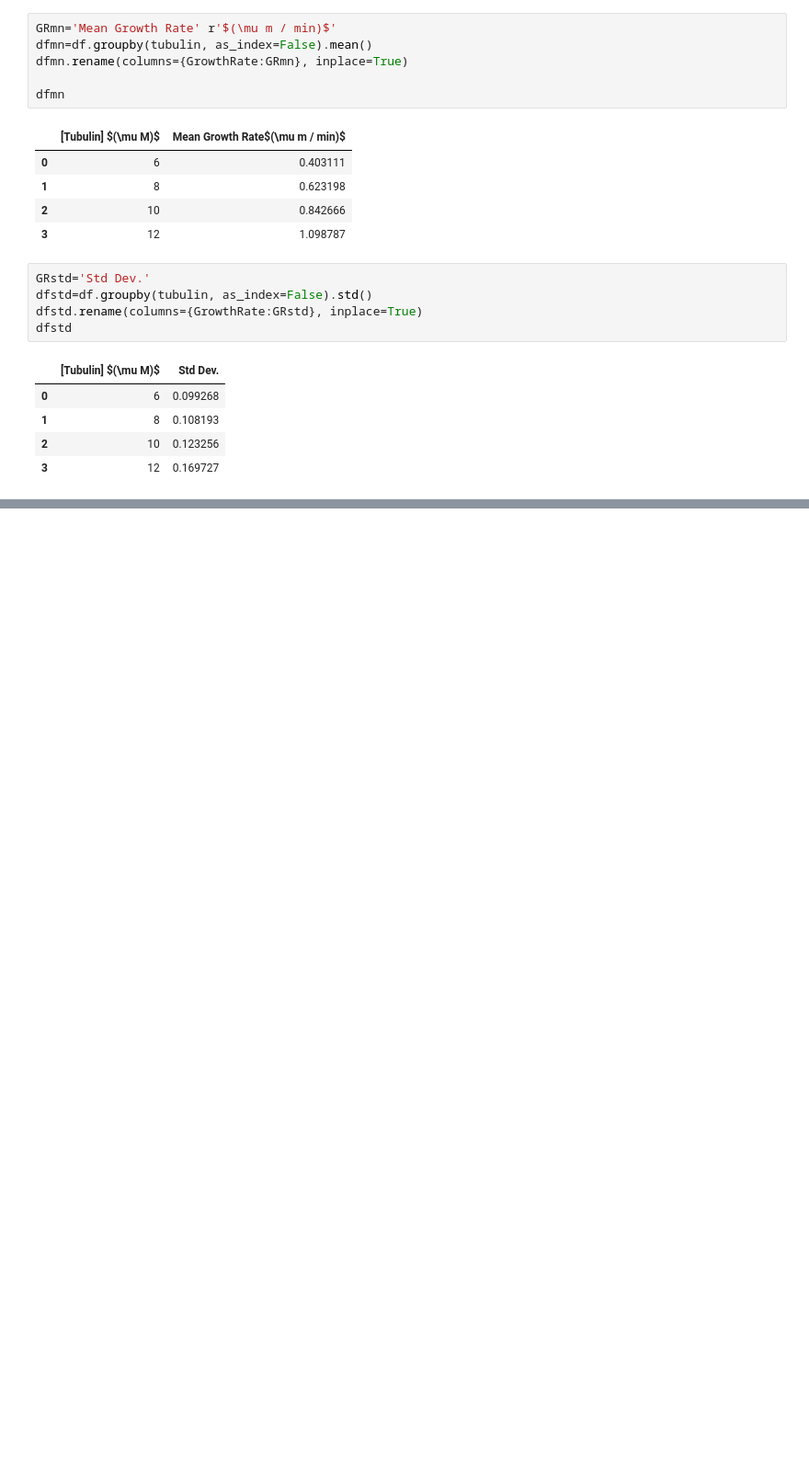
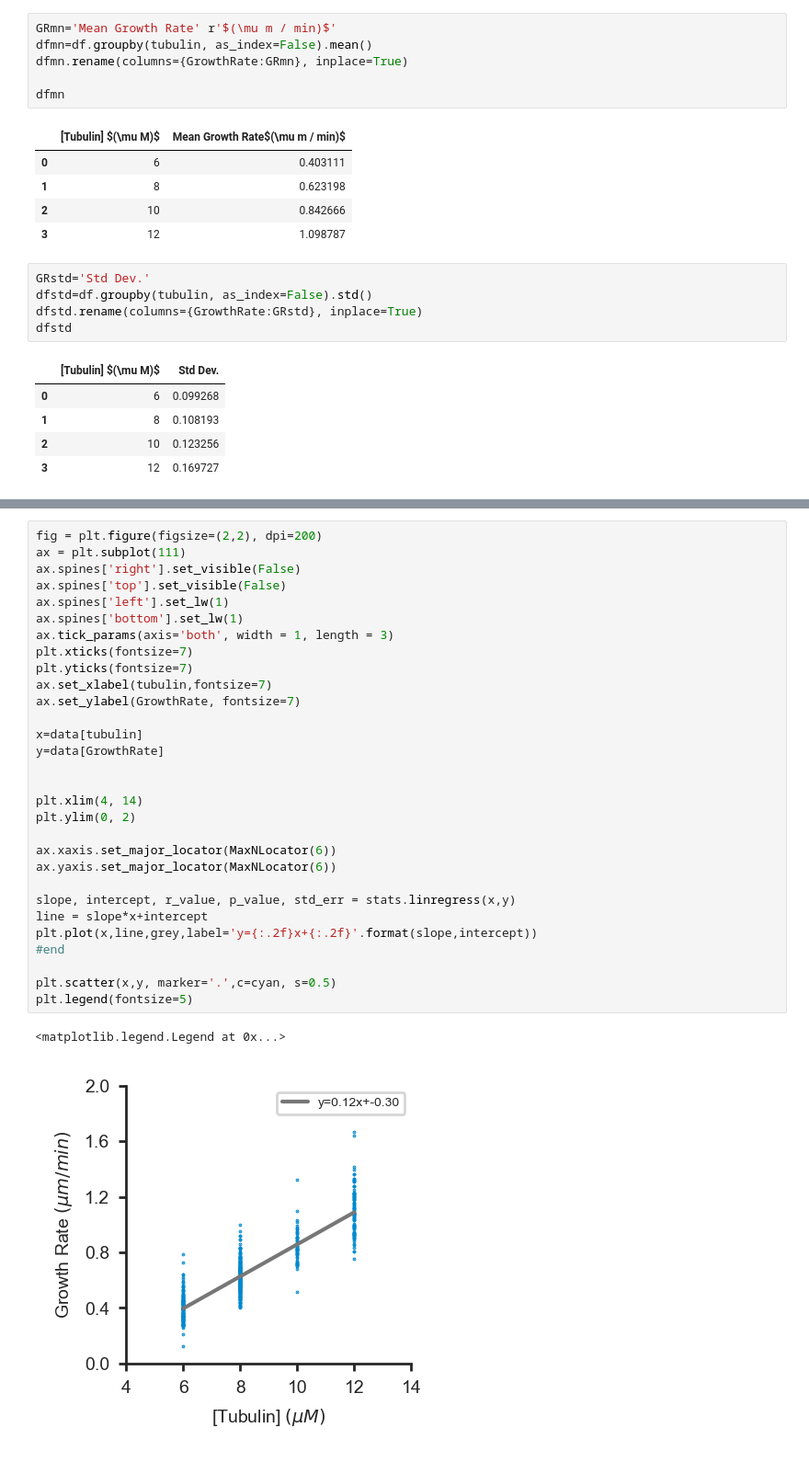
Before and after one commit to brouhardlab/brouhardlab-scripts, a Jupyter notebook: notebooks/Brandi/Plotting_dynamics.ipynb, the cells around one changed output, grey strips where cells are left out. Shown at 92% size. Cells and saved outputs as stored; diff of their text form; blank space fills up the shorter version.

```diff
--- a/notebooks/Brandi/Plotting_dynamics.ipynb
+++ b/notebooks/Brandi/Plotting_dynamics.ipynb
@@ -148,0 +158,33 @@ dferr
+# %%
+fig = plt.figure(figsize=(2,2), dpi=200)
+ax = plt.subplot(111)
+ax.spines['right'].set_visible(False)
+ax.spines['top'].set_visible(False)
+ax.spines['left'].set_lw(1)
+ax.spines['bottom'].set_lw(1)
+ax.tick_params(axis='both', width = 1, length = 3)
+plt.xticks(fontsize=7)
+plt.yticks(fontsize=7)
+ax.set_xlabel(tubulin,fontsize=7)
+ax.set_ylabel(GrowthRate, fontsize=7)
+
+x=data[tubulin]
+y=data[GrowthRate]
+
+
+plt.xlim(4, 14)
+plt.ylim(0, 2)
+
+ax.xaxis.set_major_locator(MaxNLocator(6))
+ax.yaxis.set_major_locator(MaxNLocator(6))
+
+slope, intercept, r_value, p_value, std_err = stats.linregress(x,y)
+line = slope*x+intercept
+plt.plot(x,line,grey,label='y={:.2f}x+{:.2f}'.format(slope,intercept))
+#end
+
+plt.scatter(x,y, marker='.',c=cyan, s=0.5)
+plt.legend(fontsize=5)
+# %% [output]
+<matplotlib.legend.Legend at 0x...>
+[figure, added]
```
Also changed, not shown: parts of 4 cells of this notebook.
